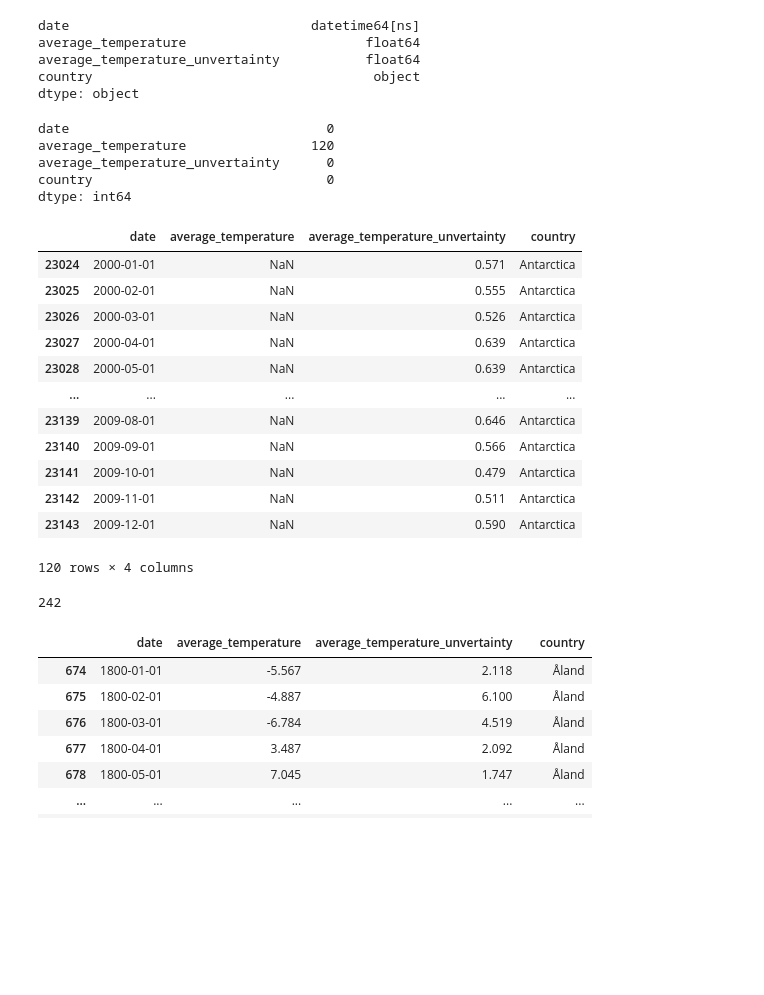
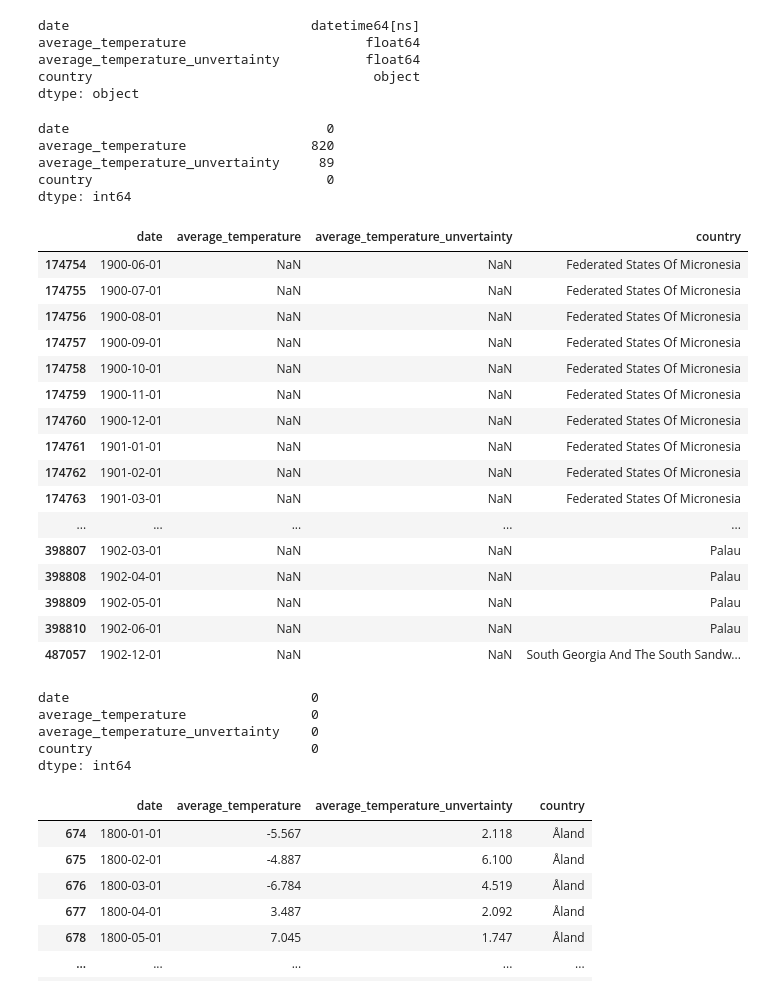
Before and after one commit to PatrickSchuetten/Climate_Change_Data_Exploration, a Jupyter notebook: notebooks/GlobalLandTemperaturesByCountry_cleaning.ipynb, the cells around one changed output. Saved outputs shown, nothing was run; the diff lists cells and outputs as text; code cells hidden in the pictures; blank space fills up the shorter version.

```diff
--- a/notebooks/GlobalLandTemperaturesByCountry_cleaning.ipynb
+++ b/notebooks/GlobalLandTemperaturesByCountry_cleaning.ipynb
@@ -50,34 +50,46 @@ average_temperature_unvertainty           float64
 country                                    object
 dtype: object
 # %%
-df2=df[(df['date'] >= '2000-01-01') & (df['date'] <= '2009-12-01')]
+df2=df[(df['date'] >= '1900-01-01') & (df['date'] <= '2012-12-01')]
 # %%
 df2.isna().sum()
 # %% [output]
 date                                 0
-average_temperature                120
-average_temperature_unvertainty      0
+average_temperature                820
+average_temperature_unvertainty     89
 country                              0
 dtype: int64
 # %%
-df2[df2['average_temperature'].isna()]
+df2[df2['average_temperature'].isna()].tail(60)
 # %% [output]
 |  | date | average_temperature | average_temperature_unvertainty | country |
-| 23024 | 2000-01-01 | NaN | 0.571 | Antarctica |
-| 23025 | 2000-02-01 | NaN | 0.555 | Antarctica |
-| 23026 | 2000-03-01 | NaN | 0.526 | Antarctica |
-| 23027 | 2000-04-01 | NaN | 0.639 | Antarctica |
-| 23028 | 2000-05-01 | NaN | 0.639 | Antarctica |
+| 174754 | 1900-06-01 | NaN | NaN | Federated States Of Micronesia |
+| 174755 | 1900-07-01 | NaN | NaN | Federated States Of Micronesia |
+| 174756 | 1900-08-01 | NaN | NaN | Federated States Of Micronesia |
+| 174757 | 1900-09-01 | NaN | NaN | Federated States Of Micronesia |
+| 174758 | 1900-10-01 | NaN | NaN | Federated States Of Micronesia |
+| 174759 | 1900-11-01 | NaN | NaN | Federated States Of Micronesia |
+| 174760 | 1900-12-01 | NaN | NaN | Federated States Of Micronesia |
+| 174761 | 1901-01-01 | NaN | NaN | Federated States Of Micronesia |
+| 174762 | 1901-02-01 | NaN | NaN | Federated States Of Micronesia |
+| 174763 | 1901-03-01 | NaN | NaN | Federated States Of Micronesia |
 | ... | ... | ... | ... | ... |
-| 23139 | 2009-08-01 | NaN | 0.646 | Antarctica |
-| 23140 | 2009-09-01 | NaN | 0.566 | Antarctica |
-| 23141 | 2009-10-01 | NaN | 0.479 | Antarctica |
-| 23142 | 2009-11-01 | NaN | 0.511 | Antarctica |
-| 23143 | 2009-12-01 | NaN | 0.590 | Antarctica |
+| 398807 | 1902-03-01 | NaN | NaN | Palau |
+| 398808 | 1902-04-01 | NaN | NaN | Palau |
+| 398809 | 1902-05-01 | NaN | NaN | Palau |
+| 398810 | 1902-06-01 | NaN | NaN | Palau |
+| 487057 | 1902-12-01 | NaN | NaN | South Georgia And The South Sandw... |
-120 rows × 4 columns
 # %%
-df3 = df2[df2['country'] != 'Antarctica']
-df3['country'].nunique()
+#df3 = df2[df2['country'] != ['Antarctica', 'Palau', 'Heard Island And Mcdonald Islands', 'French Southern And Antarctic Lands', 'French Polynesia', 'Federated States Of Micronesia']]
+
+countries_to_exclude = ['Antarctica', 'Palau', 'Heard Island And Mcdonald Islands', 'French Southern And Antarctic Lands', 'French Polynesia', 'Federated States Of Micronesia', 'South Georgia And The South Sandwich Isla']
+
+df3 = df2[~df2['country'].isin(countries_to_exclude)]
+df3.isna().sum()
 # %% [output]
-242
+date                               0
+average_temperature                0
+average_temperature_unvertainty    0
+country                            0
+dtype: int64
 # %%
```
Also changed, not shown: parts of 1 cell of this notebook, 1 other file.
